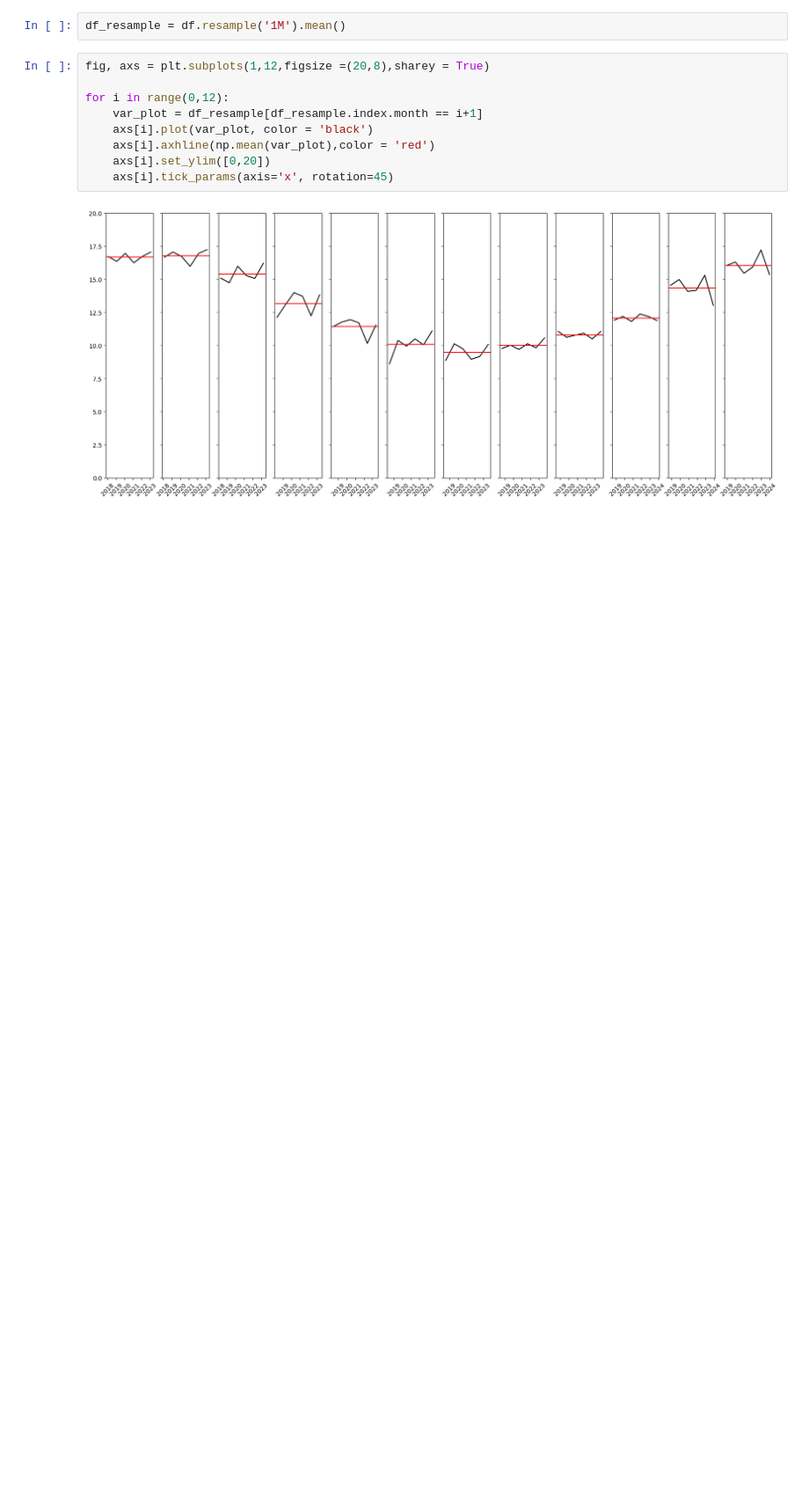
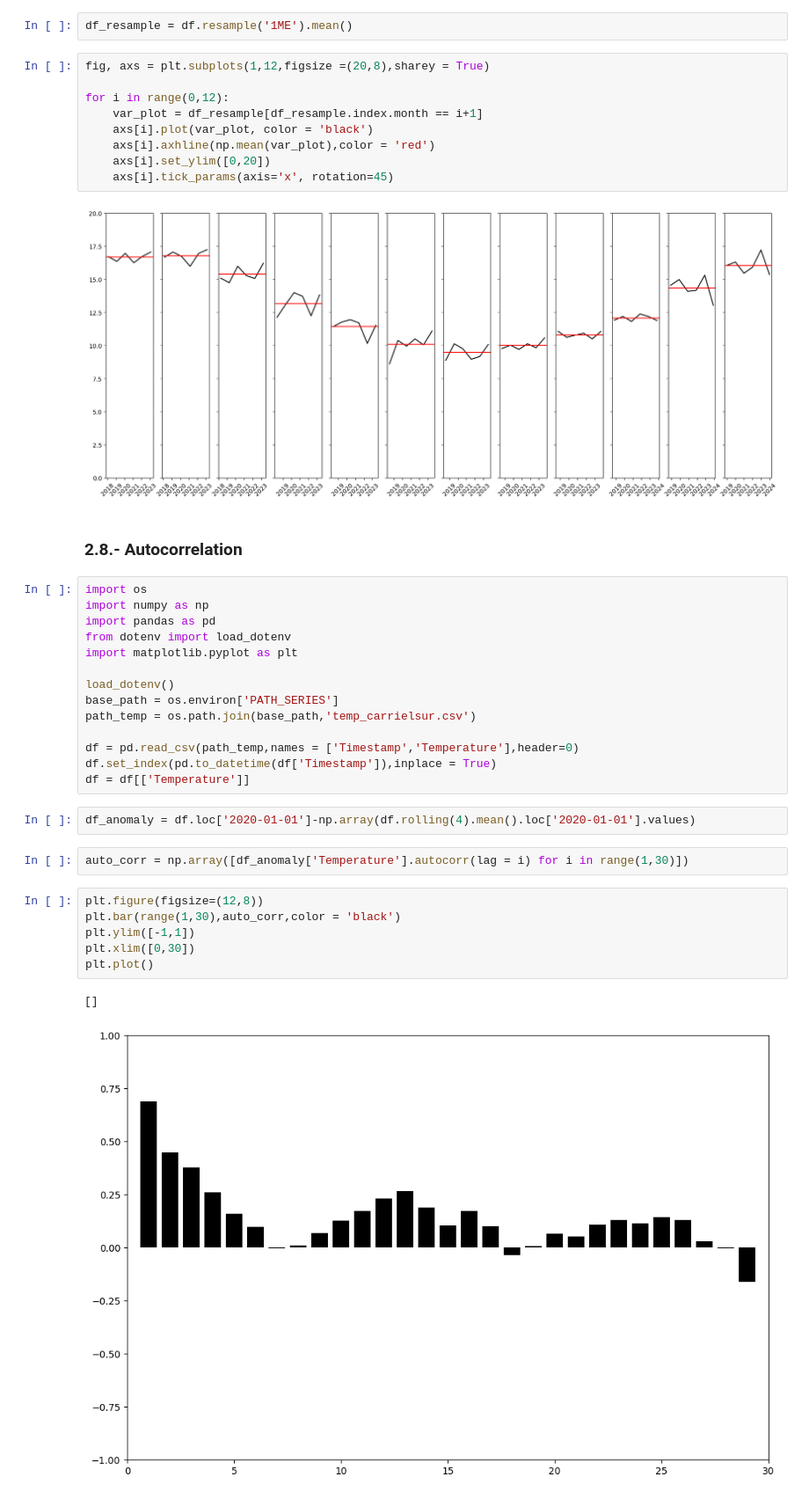
Before and after one commit to Fran-GS-96/Forecasting, a Jupyter notebook: forecasting.ipynb, the cells around one changed output. Shown: that part at 88% size. Drawn from its saved outputs; the diff is of its cells as text; blank space fills up the shorter version.

```diff
--- a/forecasting.ipynb
+++ b/forecasting.ipynb
@@ -136,7 +148,7 @@ df = pd.read_csv(path_temp,names = ['Timestamp','Temperature'],header=0)
 df.set_index(pd.to_datetime(df['Timestamp']),inplace = True)
 df = df[['Temperature']]
 # %%
-df_resample = df.resample('1M').mean()
+df_resample = df.resample('1ME').mean()
 # %%
 fig, axs = plt.subplots(1,12,figsize =(20,8),sharey = True)
 
@@ -148,3 +160,32 @@ for i in range(0,12):
     axs[i].tick_params(axis='x', rotation=45)
 # %% [output]
 [figure]
+# %% [markdown]
+### 2.8.- Autocorrelation
+# %%
+import os
+import numpy as np
+import pandas as pd
+from dotenv import load_dotenv
+import matplotlib.pyplot as plt
+
+load_dotenv()
+base_path = os.environ['PATH_SERIES']
+path_temp = os.path.join(base_path,'temp_carrielsur.csv')
+
+df = pd.read_csv(path_temp,names = ['Timestamp','Temperature'],header=0)
+df.set_index(pd.to_datetime(df['Timestamp']),inplace = True)
+df = df[['Temperature']]
+# %%
+df_anomaly = df.loc['2020-01-01']-np.array(df.rolling(4).mean().loc['2020-01-01'].values)
+# %%
+auto_corr = np.array([df_anomaly['Temperature'].autocorr(lag = i) for i in range(1,30)])
+# %%
+plt.figure(figsize=(12,8))
+plt.bar(range(1,30),auto_corr,color = 'black')
+plt.ylim([-1,1])
+plt.xlim([0,30])
+plt.plot()
+# %% [output]
+[]
+[figure, added]
```
Also changed, not shown: parts of 8 cells of this notebook.
